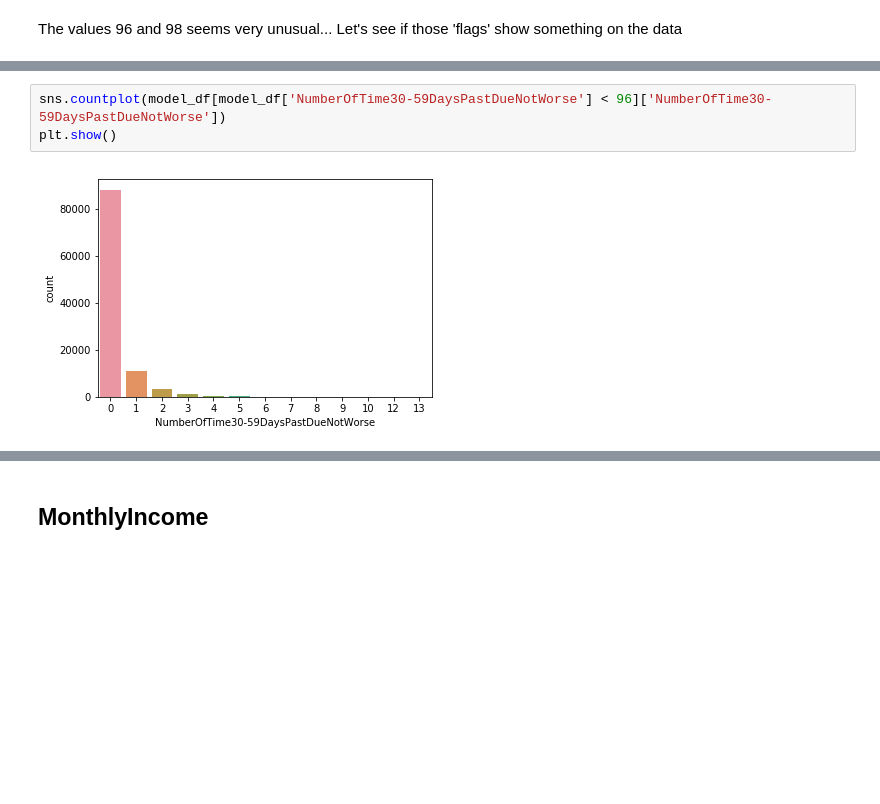
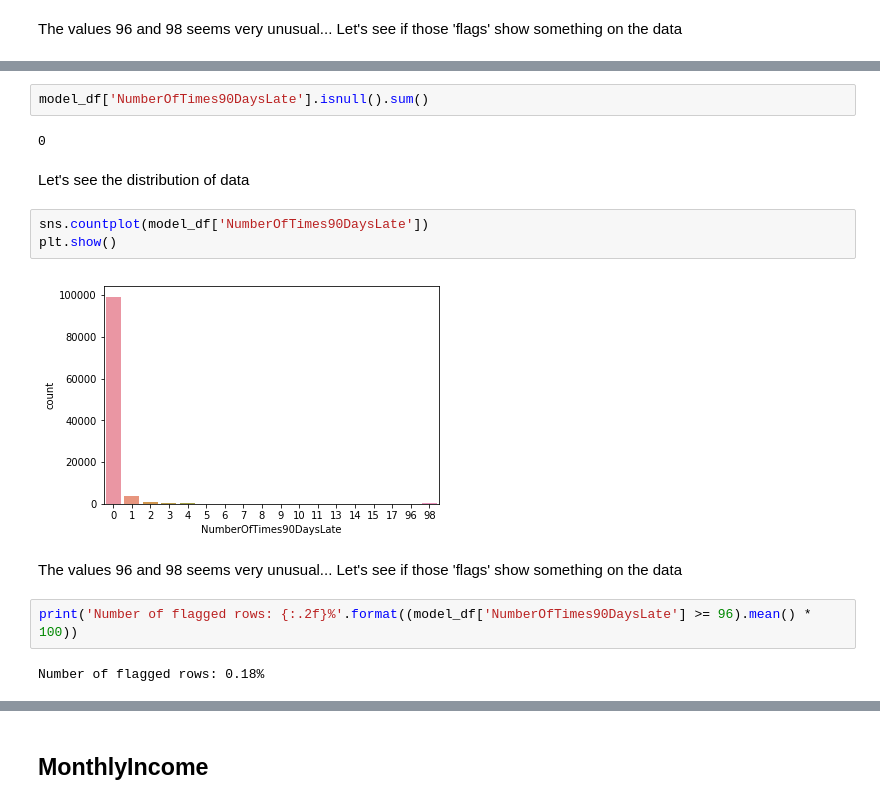
Before and after one commit to faguzz/public-notebooks, a Jupyter notebook: givemesomecredit/exploratory-data-analysis.ipynb, the cells around one changed output, grey strips where cells are left out. Saved outputs shown, nothing was run; the diff lists cells and outputs as text; blank space fills up the shorter version.

```diff
--- a/givemesomecredit/exploratory-data-analysis.ipynb
+++ b/givemesomecredit/exploratory-data-analysis.ipynb
@@ -436,5 +568,17 @@ Let's see the data distribution without those values
+# %%
+model_df['NumberOfTimes90DaysLate'].isnull().sum()
+# %% [output]
+0
+# %% [markdown]
+Let's see the distribution of data
 # %%
-sns.countplot(model_df[model_df['NumberOfTime30-59DaysPastDueNotWorse'] < 96]['NumberOfTime30-59DaysPastDueNotWorse'])
+sns.countplot(model_df['NumberOfTimes90DaysLate'])
 plt.show()
 # %% [output]
-[figure, old version]
+[figure, new version]
+# %% [markdown]
+The values 96 and 98 seems very unusual... Let's see if those 'flags' show something on the data
+# %%
+print('Number of flagged rows: {:.2f}%'.format((model_df['NumberOfTimes90DaysLate'] >= 96).mean() * 100))
+# %% [output]
+Number of flagged rows: 0.18%
```
Also changed, not shown: parts of 113 cells of this notebook.
